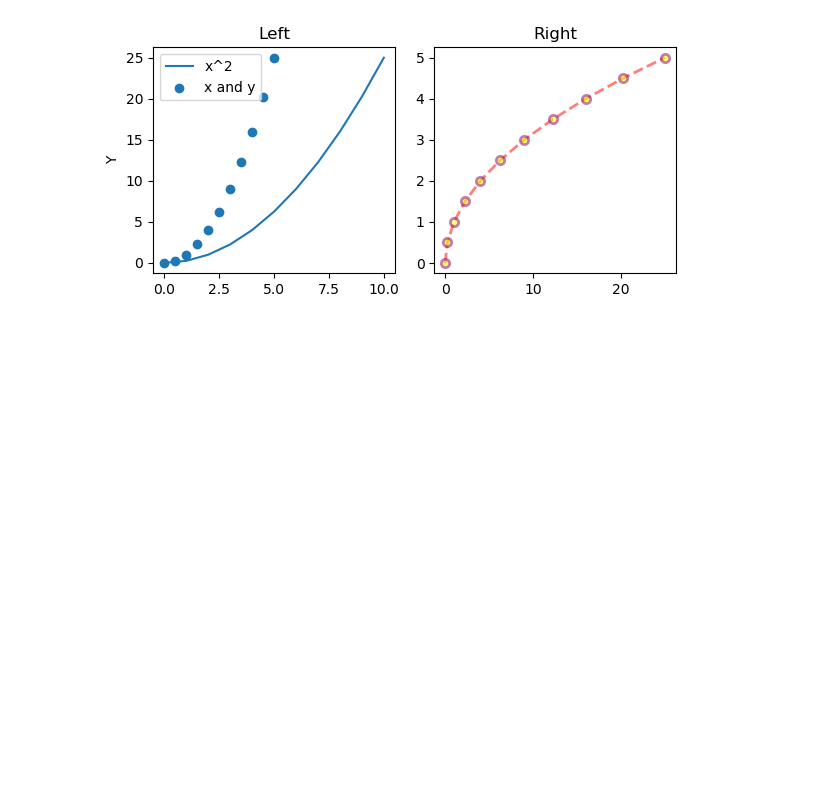
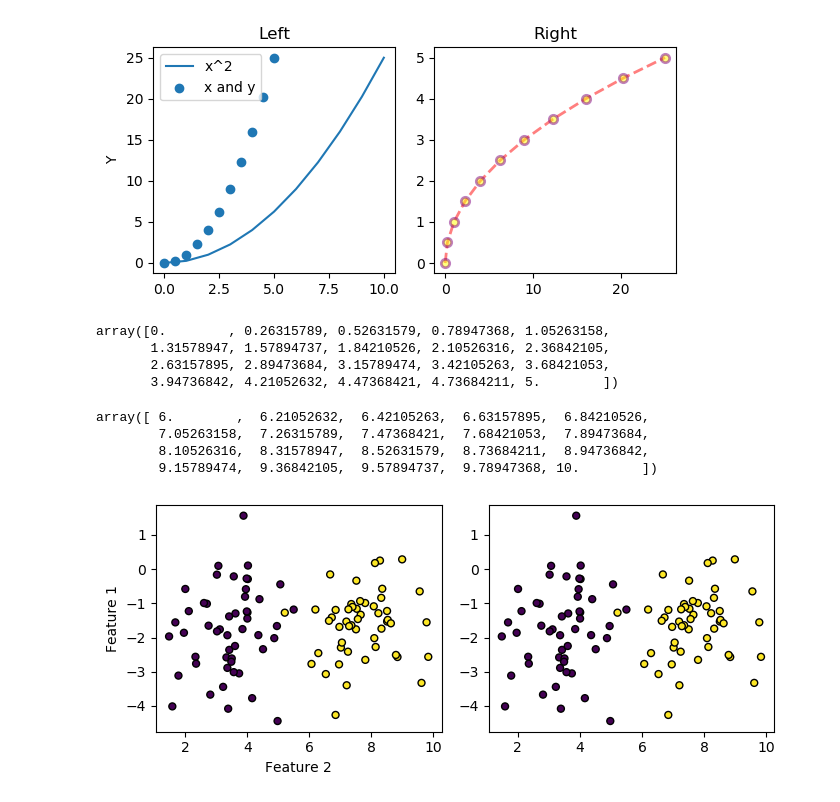
Before and after one commit to satriobhirawa/Private-DataScience-MachineLearning, a Jupyter notebook: Matplotlib.ipynb, the cells around one changed output. Saved outputs shown, nothing was run; the diff lists cells and outputs as text; code cells hidden in the pictures; blank space fills up the shorter version.

```diff
--- a/Matplotlib.ipynb
+++ b/Matplotlib.ipynb
@@ -87,0 +94,27 @@ plt.tight_layout()
+# %%
+x_new
+# %% [output]
+array([0.        , 0.26315789, 0.52631579, 0.78947368, 1.05263158,
+       1.31578947, 1.57894737, 1.84210526, 2.10526316, 2.36842105,
+       2.63157895, 2.89473684, 3.15789474, 3.42105263, 3.68421053,
+       3.94736842, 4.21052632, 4.47368421, 4.73684211, 5.        ])
+# %%
+y_new
+# %% [output]
+array([ 6.        ,  6.21052632,  6.42105263,  6.63157895,  6.84210526,
+        7.05263158,  7.26315789,  7.47368421,  7.68421053,  7.89473684,
+        8.10526316,  8.31578947,  8.52631579,  8.73684211,  8.94736842,
+        9.15789474,  9.36842105,  9.57894737,  9.78947368, 10.        ])
+# %%
+fig,ax = plt.subplots(nrows=1,ncols=2,figsize=(7,3),dpi=100)
+
+X1, Y1 = make_blobs(n_features=2, centers=2)
+ax[0].scatter(X1[:, 0], X1[:, 1], marker='o', c=Y1,
+            s=25, edgecolor='k')
+ax[0].set_ylabel('Feature 1')
+ax[0].set_xlabel('Feature 2')
+ax[1].scatter(X1[:, 0], X1[:, 1], marker='o', c=Y1,
+            s=25, edgecolor='k')
+plt.tight_layout()
+# %% [output]
+[figure, added]
```
Also changed, not shown: parts of 4 cells of this notebook, 2 other files.
